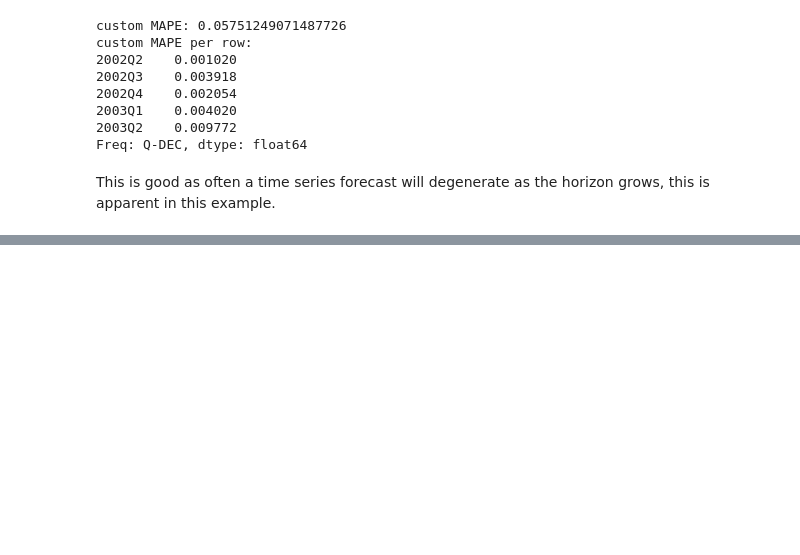
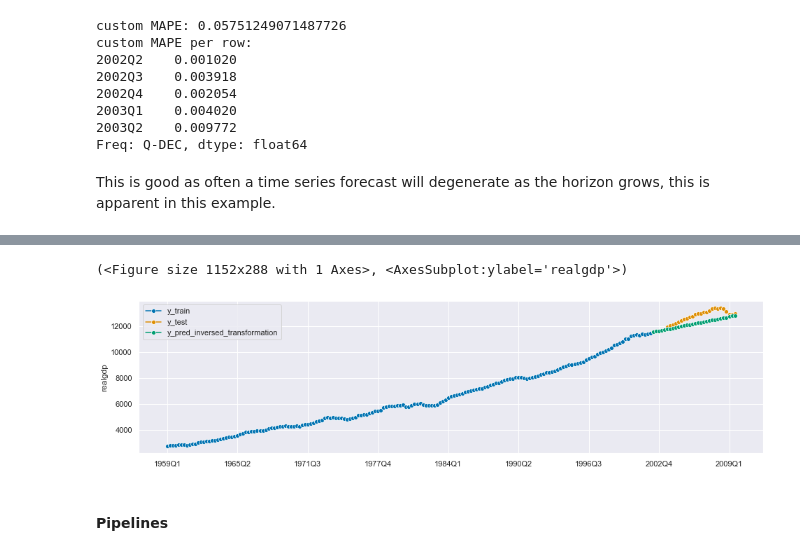
Before and after one commit to montgoz007/sktime-macroeconomic-forecasting, a Jupyter notebook: macro_econ_notebook.ipynb, the cells around one changed output, grey strips where cells are left out. Drawn from its saved outputs; the diff is of its cells as text; code cells hidden in the pictures; blank space fills up the shorter version.

```diff
--- a/macro_econ_notebook.ipynb
+++ b/macro_econ_notebook.ipynb
@@ -199,0 +279,15 @@ This is good as often a time series forecast will degenerate as the horizon grow
+# %%
+forecaster = ThetaForecaster(sp=4)
+transformer = BoxCoxTransformer(sp=4) #Box-Cox power transformation
+y_train_transformed = transformer.fit_transform(y_train)
+
+forecaster.fit(y_train_transformed)
+y_pred = forecaster.predict(np.arange(1, y_test.size+1))
+y_pred_inversed = transformer.inverse_transform(y_pred)
+
+plot_series(y_train, y_test, y_pred_inversed, labels=["y_train", "y_test", "y_pred_inversed_transformation"])
+# %% [output]
+(<Figure size 1152x288 with 1 Axes>, <AxesSubplot:ylabel='realgdp'>)
+[figure, added]
+# %% [markdown]
+#### Pipelines
```
Also changed, not shown: parts of 16 cells of this notebook.
